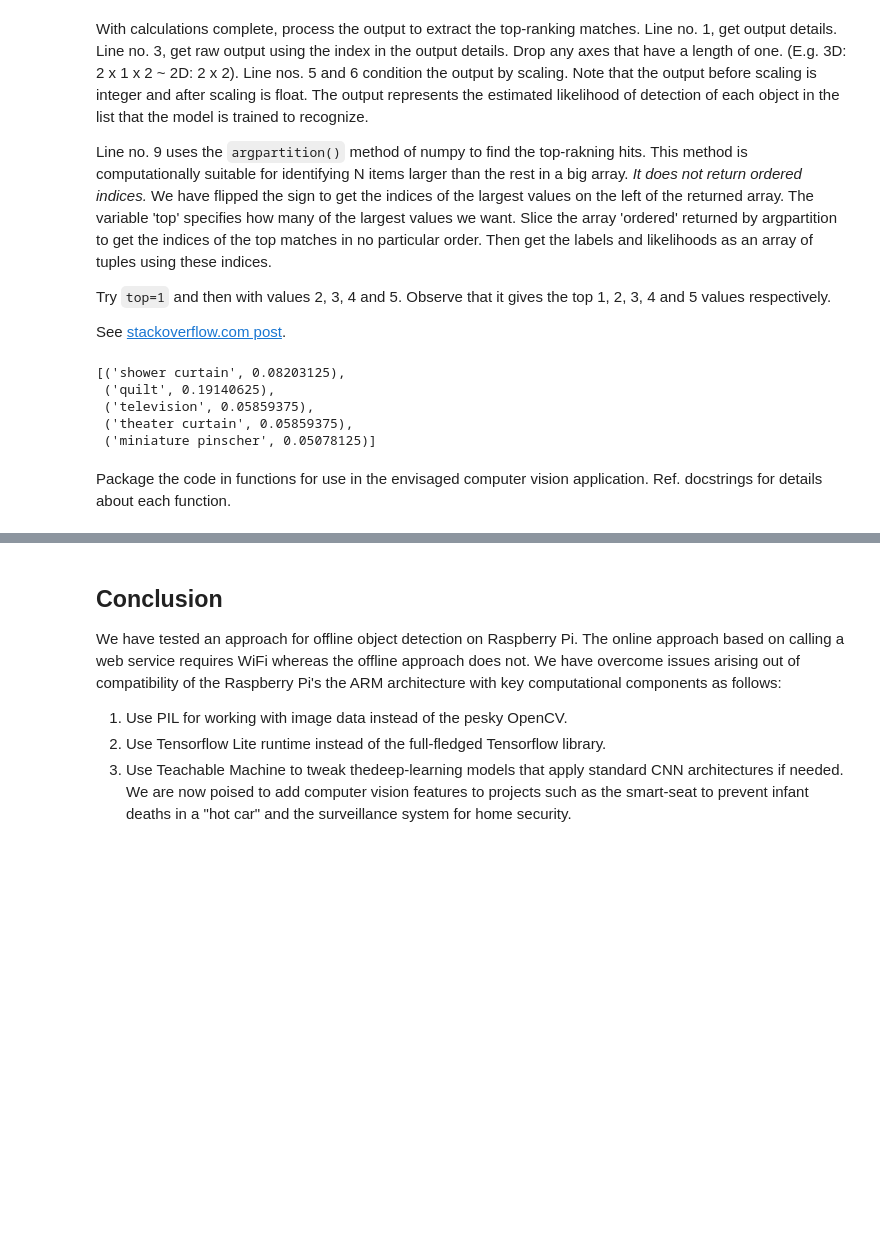
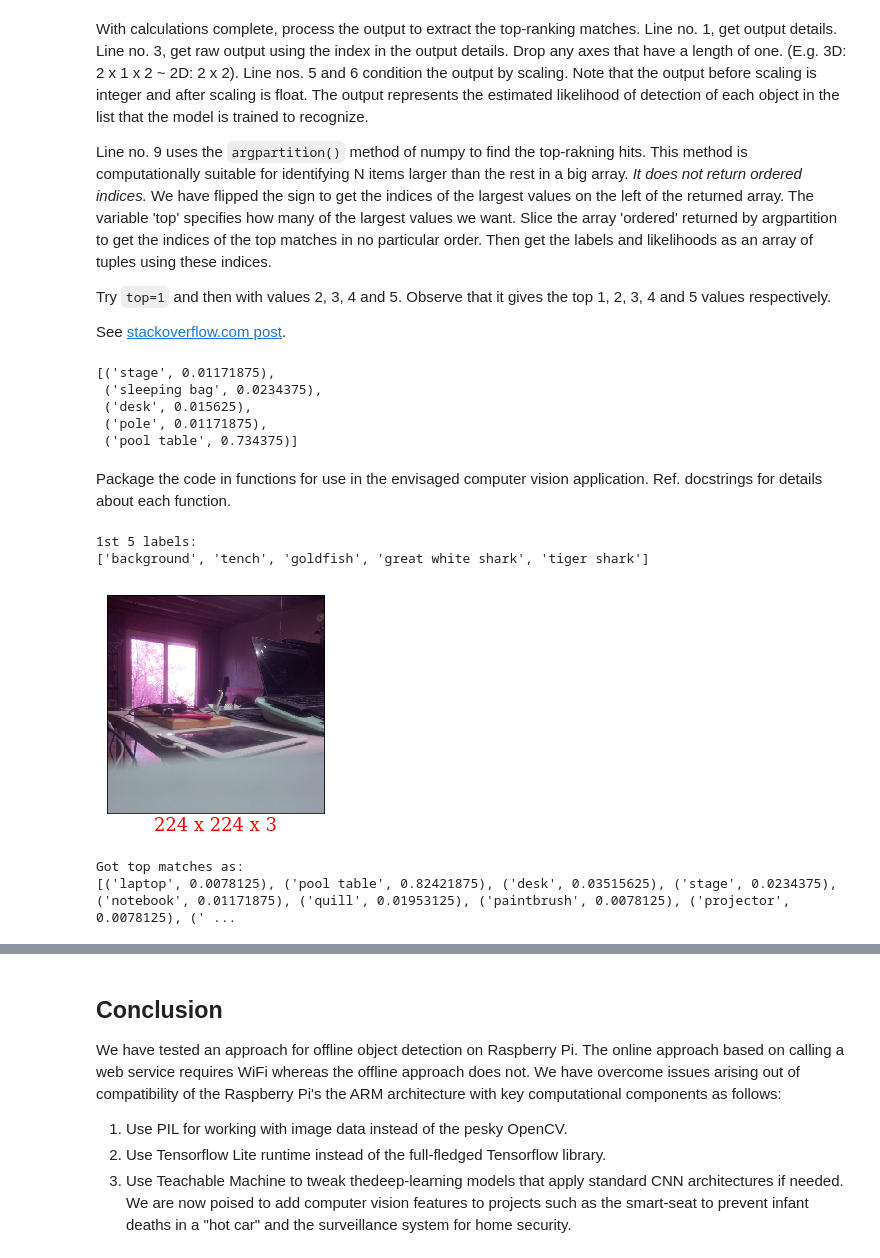
Before and after one commit to sunbee/Surveillor, a Jupyter notebook: Surveil.ipynb, the cells around one changed output, grey strips where cells are left out. Cells and saved outputs as stored; diff of their text form; code cells hidden in the pictures; blank space fills up the shorter version.

```diff
--- a/Surveil.ipynb
+++ b/Surveil.ipynb
@@ -133,8 +133,6 @@
 
 See [stackoverflow.com post](https://stackoverflow.com/questions/35206101/using-numpy-argpartition).
 # %%
-output_details = interpreter.get_output_details()
-
 output = np.squeeze(interpreter.get_tensor(output_details[0]["index"]))
 
 scale, zero_point = output_details[0]["quantization"]
@@ -144,11 +142,11 @@ top = 5
 ordered = np.argpartition(-output, top)  # Top n values by index
 [(labels[i], output[i]) for i in ordered[:top]]
 # %% [output]
-[('shower curtain', 0.08203125),
- ('quilt', 0.19140625),
- ('television', 0.05859375),
- ('theater curtain', 0.05859375),
- ('miniature pinscher', 0.05078125)]
+[('stage', 0.01171875),
+ ('sleeping bag', 0.0234375),
+ ('desk', 0.015625),
+ ('pole', 0.01171875),
+ ('pool table', 0.734375)]
 # %% [markdown]
 Package the code in functions for use in the envisaged computer vision application. Ref. docstrings for details about each function.
 # %%
@@ -162,6 +160,12 @@ def load_labels(path2labels):
     with open(path2labels) as text_labels:
         labels = text_labels.readlines()
     return [label.rstrip() for label in labels]
+# %%
+class_labels = load_labels(os.path.join("/home/pi/Downloads/MobileNet", "labels_mobilenet_quant_v1_224.txt"))
+print("1st 5 labels: \n{}".format(class_labels[:5]))
+# %% [output]
+1st 5 labels:
+['background', 'tench', 'goldfish', 'great white shark', 'tiger shark']
 # %%
 def set_input_tensor(interpreter, snap):
     """
@@ -174,3 +178,19 @@ def set_input_tensor(interpreter, snap):
     """
     im2classify = np.expand_dims(snap, axis=0)
     interpreter.set_tensor(interpreter.get_input_details()[0]["index"], im2classify)
+# %%
+# Pre-work to flesh out blank cnn template with pre-trained weights from file
+classifier = Interpreter(os.path.join("/home/pi/Downloads/MobileNet/", "mobilenet_v1_1.0_224_quant.tflite"))
+classifier.allocate_tensors()
+
+classifier_input_details = classifier.get_input_details()
+classifier_output_details = classifier.get_output_details()
+imheight = classifier_input_details[0]["shape"][1]
+imwidth = classifier_input_details[0]["shape"][2]
+
+snap = take_snap(imheight, imwidth)
+showsnap(snap)
+
+set_input_tensor(classifier, snap)
+# %% [output]
+[figure, added]
@@ -194 +219,7 @@ def report_topkth(interpreter, topkth):
+# %%
+prediction = report_top_matches(classifier, class_labels, 9)
+print("Got top matches as: \n{}".format(prediction))
+# %% [output]
+Got top matches as:
+[('laptop', 0.0078125), ('pool table', 0.82421875), ('desk', 0.03515625), ('stage', 0.0234375), ('notebook', 0.01171875), ('quill', 0.01953125), ('paintbrush', 0.0078125), ('projector', 0.0078125), (' ...
 # %%
```
Also changed, not shown: parts of 9 cells of this notebook.
